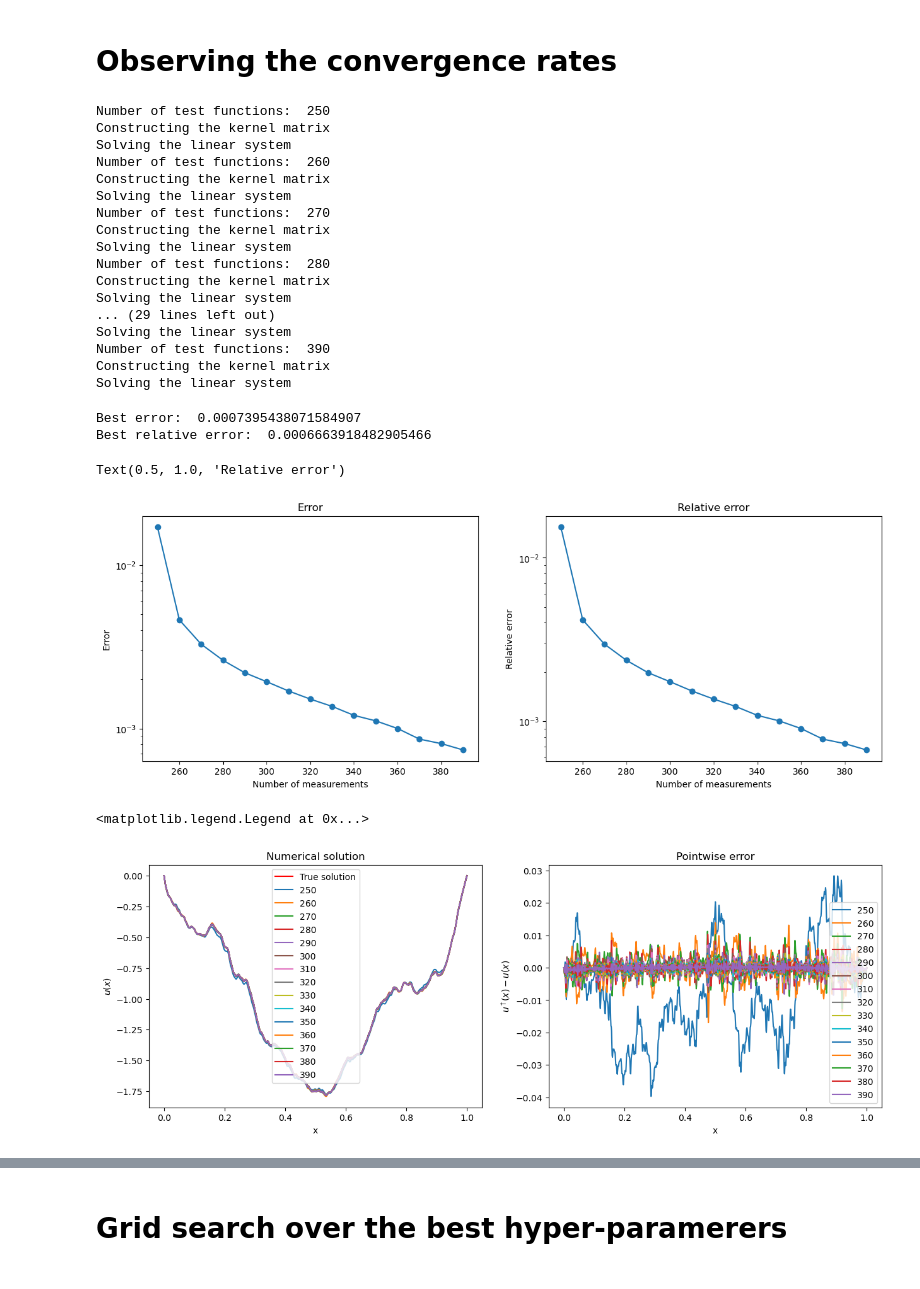
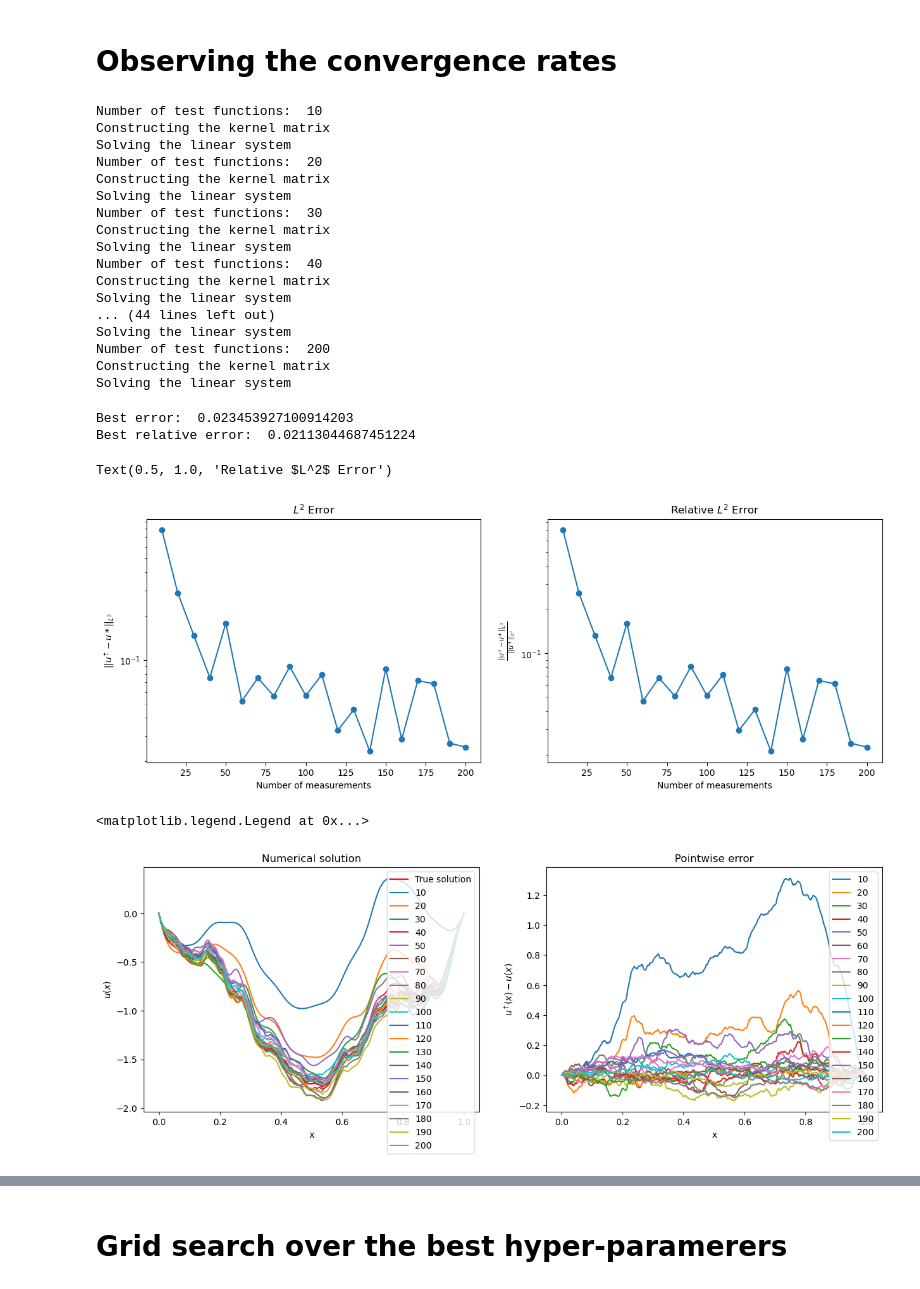
Before and after one commit to MatthieuDarcy/Kernel-NeuralNetworks-SPDEs, a Jupyter notebook: matthieu/solving_poisson_equation.ipynb, the cells around one changed output, grey strips where cells are left out. Saved outputs shown, nothing was run; the diff lists cells and outputs as text; code cells hidden in the pictures.

```diff
--- a/matthieu/solving_poisson_equation.ipynb
+++ b/matthieu/solving_poisson_equation.ipynb
@@ -70,7 +70,7 @@ coef_u =  jnp.ones(shape = (1, ))/(jnp.arange(1, n_coef+1)**(decay_u)) #jnp.ones
 coef_u = random.normal(key, shape=(n_coef,))/(jnp.arange(1, n_coef+1)**(decay_u))
 coef_f = coef_u*jnp.arange(1, n_coef+1)**(2)*jnp.pi**2*L**2
 
-x = jnp.linspace(0, L, 999)
+x = jnp.linspace(0, L, 1500)
 u_values = evaluate_function(x, coef_u, L=L)
 f_values = evaluate_function(x, coef_f, L=L)
 # %% [output]
@@ -272,7 +278,7 @@ $$
 # %% [markdown]
 # Observing the convergence rates
 # %%
-n_meas_list = jnp.arange(250, 400, 10, dtype=int)
+n_meas_list = jnp.arange(10, 210, 10, dtype=int)
 # Boundary of the domain
 lower, upper = 0.0, 1.0
 length_scale = 0.1
@@ -348,48 +354,48 @@ relative_error_list = jnp.array(relative_error_list)
 
 pred_list = jnp.array(pred_list)
 # %% [output]
-Number of test functions:  250
+Number of test functions:  10
 Constructing the kernel matrix
 Solving the linear system
-Number of test functions:  260
+Number of test functions:  20
 Constructing the kernel matrix
 Solving the linear system
-Number of test functions:  270
+Number of test functions:  30
 Constructing the kernel matrix
 Solving the linear system
-Number of test functions:  280
+Number of test functions:  40
 Constructing the kernel matrix
 Solving the linear system
-... (29 lines left out)
+... (44 lines left out)
 Solving the linear system
-Number of test functions:  390
+Number of test functions:  200
 Constructing the kernel matrix
 Solving the linear system
 # %%
 print("Best error: ", jnp.min(error_list))
 print("Best relative error: ", jnp.min(relative_error_list))
 # %% [output]
-Best error:  0.0007395438071584907
-Best relative error:  0.0006663918482905466
+Best error:  0.023453927100914203
+Best relative error:  0.02113044687451224
 # %%
 # Plot both the error and the relative error
 fig, ax = plt.subplots(1, 2, figsize=(15, 5))
 ax[0].plot(n_meas_list, error_list)
 ax[0].scatter(n_meas_list, error_list)
 ax[0].set_yscale("log")
 ax[0].set_xlabel("Number of measurements")
-ax[0].set_ylabel("Error")
-ax[0].set_title("Error")
+ax[0].set_ylabel(r"$||u^\dagger - u* ||_{L^2}$")
+ax[0].set_title(r"$L^2$ Error")
 
 ax[1].plot(n_meas_list, relative_error_list)
 ax[1].scatter(n_meas_list, relative_error_list)
 ax[1].set_yscale("log")
 ax[1].set_xlabel("Number of measurements")
-ax[1].set_ylabel("Relative error")
-ax[1].set_title("Relative error")
+ax[1].set_ylabel(r"$\frac{||u^\dagger - u* ||_{L^2}}{|| u* ||_{L^2}}$")
+ax[1].set_title(r"Relative $L^2$ Error")
 # %% [output]
-Text(0.5, 1.0, 'Relative error')
+Text(0.5, 1.0, 'Relative $L^2$ Error')
-[figure, old version]
+[figure, new version]
 # %%
 # For each prediction, plot the true solution and the numerical solution and the error
 fig, ax = plt.subplots(1, 2, figsize=(15, 5))
@@ -410,7 +416,7 @@ ax[0].legend()
 ax[1].legend()
 # %% [output]
 <matplotlib.legend.Legend at 0x...>
-[figure, old version]
+[figure, new version]
 # %%
 # For each prediction, plot the true solution and the numerical solution and the error
 fig, ax = plt.subplots(1, 2, figsize=(15, 5))
```
Also changed, not shown: parts of 20 cells of this notebook, 52 other files.
